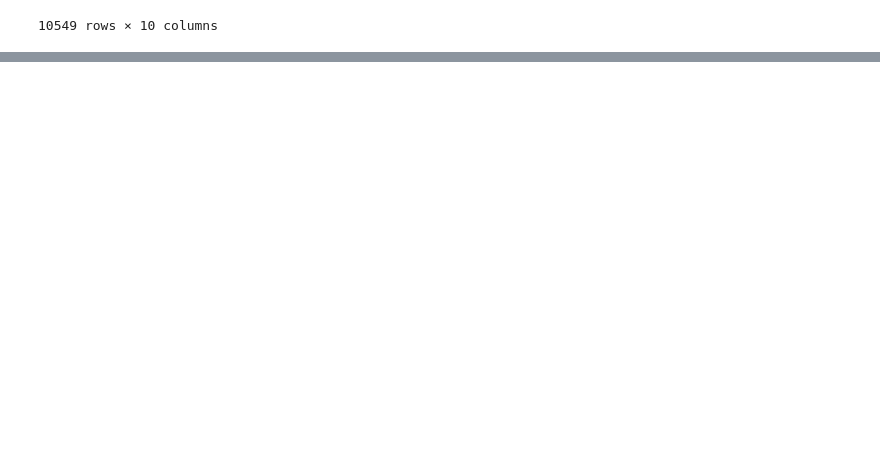
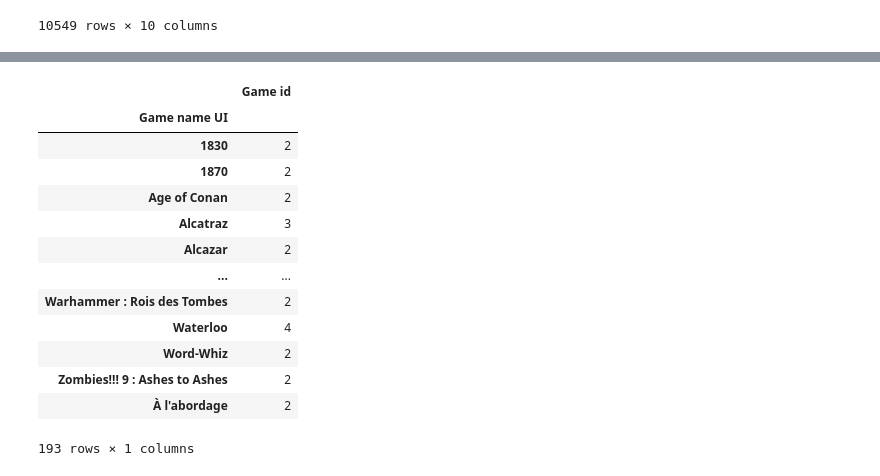
Before and after one commit to Franciline/Recommendation_system, a Jupyter notebook: data_cleaning_analysis/jeux_cleaning.ipynb, the cells around one changed output, grey strips where cells are left out. Cells and saved outputs as stored; diff of their text form; code cells hidden in the pictures; blank space fills up the shorter version.

```diff
--- a/data_cleaning_analysis/jeux_cleaning.ipynb
+++ b/data_cleaning_analysis/jeux_cleaning.ipynb
@@ -68,0 +181,17 @@ jeux_clean[jeux_clean["Age max"] > 100] = 100 # fix max age value to 100
+# %%
+id_games[id_games["Game id"] > 1]
+# %% [output]
+|  | Game id |
+| Game name UI |  |
+| 1830 | 2 |
+| 1870 | 2 |
+| Age of Conan | 2 |
+| Alcatraz | 3 |
+| Alcazar | 2 |
+| ... | ... |
+| Warhammer : Rois des Tombes | 2 |
+| Waterloo | 4 |
+| Word-Whiz | 2 |
+| Zombies!!! 9 : Ashes to Ashes | 2 |
+| À l'abordage | 2 |
+193 rows × 1 columns
```
Also changed, not shown: parts of 13 cells of this notebook, 2 other files.
